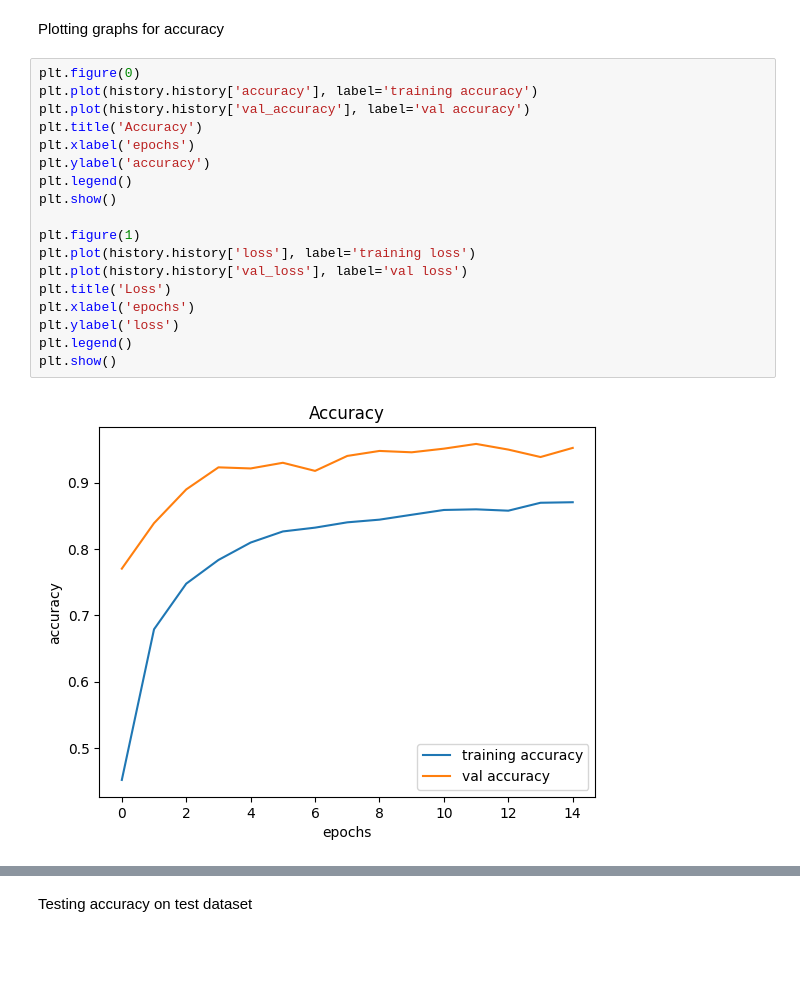
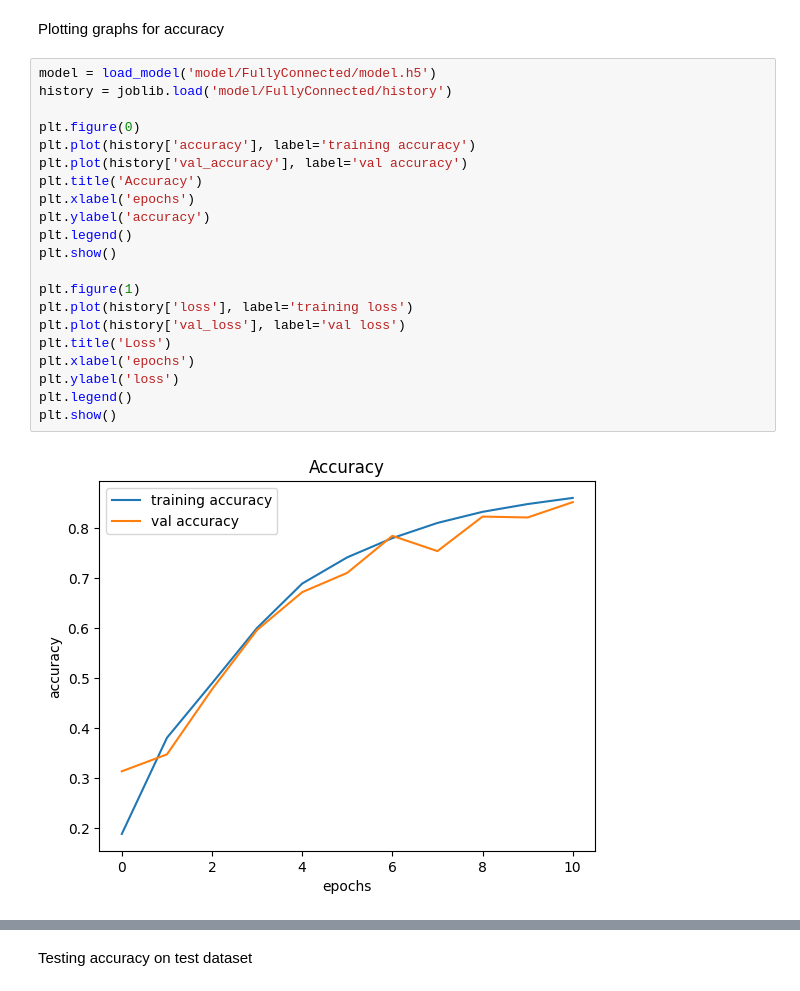
Before and after one commit to Datngo2001/Traffic-Signs-Recognition, a Jupyter notebook: traffic_signs.ipynb, the cells around one changed output, grey strips where cells are left out. Drawn from its saved outputs; the diff is of its cells as text; blank space fills up the shorter version.

Commit message:
training model

```diff
--- a/traffic_signs.ipynb
+++ b/traffic_signs.ipynb
@@ -119,22 +202,25 @@ Epoch 15/15
 # %% [markdown]
 Plotting graphs for accuracy
 # %%
+model = load_model('model/FullyConnected/model.h5')
+history = joblib.load('model/FullyConnected/history')
+
 plt.figure(0)
-plt.plot(history.history['accuracy'], label='training accuracy')
-plt.plot(history.history['val_accuracy'], label='val accuracy')
+plt.plot(history['accuracy'], label='training accuracy')
+plt.plot(history['val_accuracy'], label='val accuracy')
 plt.title('Accuracy')
 plt.xlabel('epochs')
 plt.ylabel('accuracy')
 plt.legend()
 plt.show()
 
 plt.figure(1)
-plt.plot(history.history['loss'], label='training loss')
-plt.plot(history.history['val_loss'], label='val loss')
+plt.plot(history['loss'], label='training loss')
+plt.plot(history['val_loss'], label='val loss')
 plt.title('Loss')
 plt.xlabel('epochs')
 plt.ylabel('loss')
 plt.legend()
 plt.show()
 # %% [output]
-[figure, old version]
+[figure, new version]
```
Also changed, not shown: parts of 17 cells of this notebook, 4 other files.
